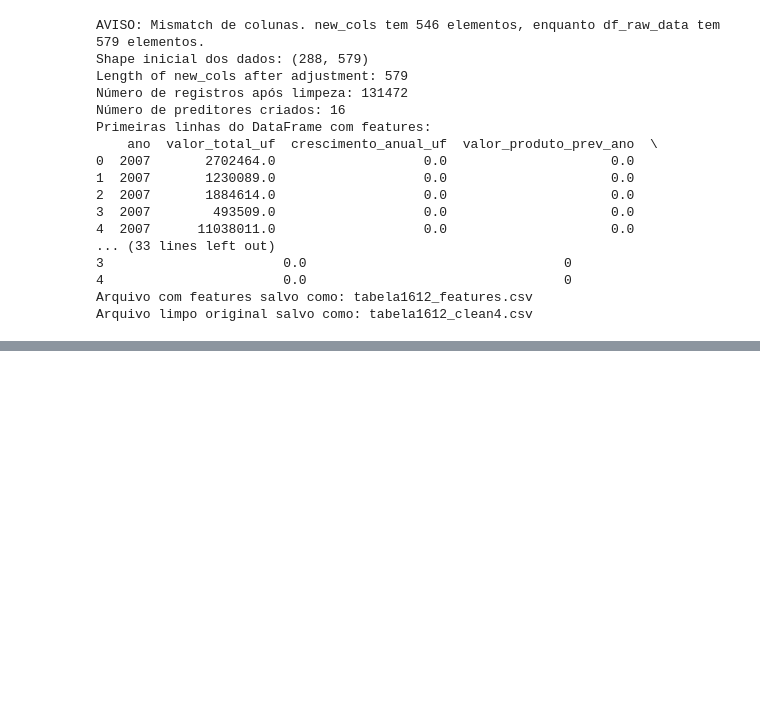
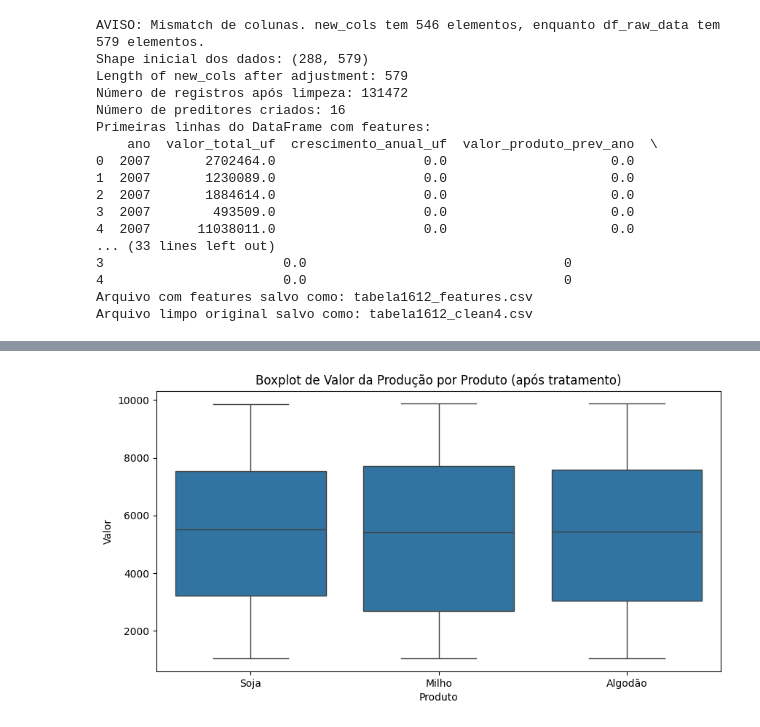
Before and after one commit to carolinayumifujii/OPT004-TrabalhoFinal, a Jupyter notebook: codigo.ipynb, the cells around one changed output, grey strips where cells are left out. Saved outputs shown, nothing was run; the diff lists cells and outputs as text; code cells hidden in the pictures; blank space fills up the shorter version.

```diff
--- a/codigo.ipynb
+++ b/codigo.ipynb
@@ -332,0 +550,7 @@ Arquivo limpo original salvo como: tabela1612_clean4.csv
+# %%
+plt.figure(figsize=(10, 5))
+sns.boxplot(x='Produto', y='Valor', data=df)
+plt.title("Boxplot de Valor da Produção por Produto (após tratamento)")
+plt.show()
+# %% [output]
+[figure, added]
```
Also changed, not shown: parts of 37 cells of this notebook, 8 other files.
